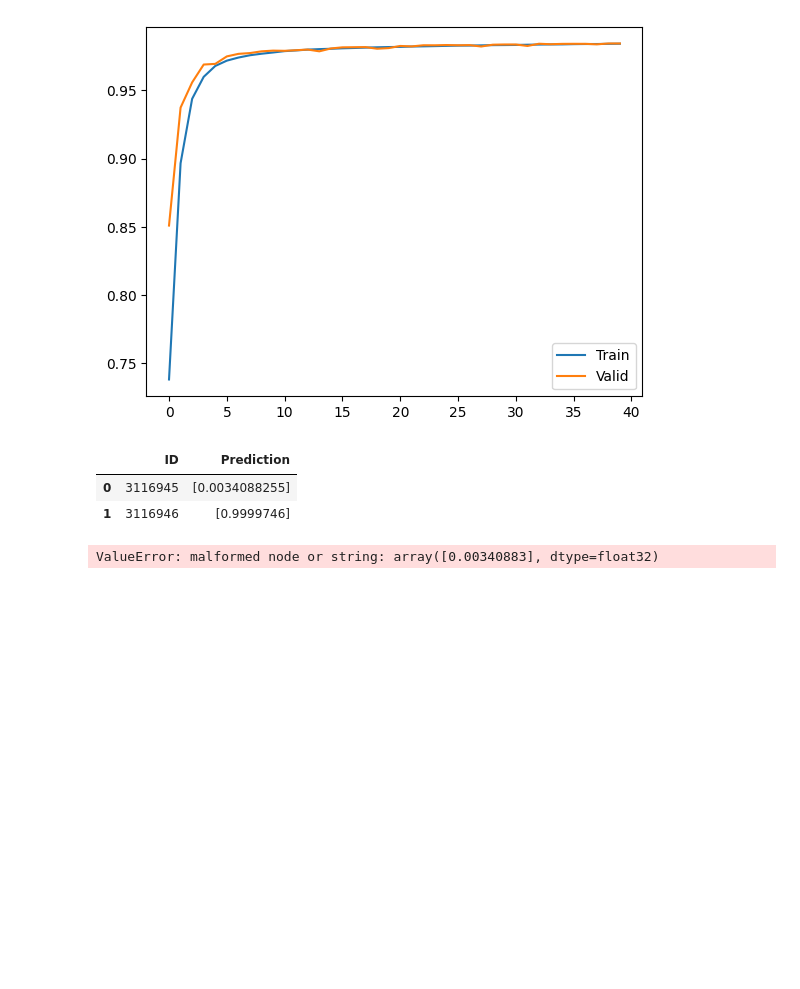
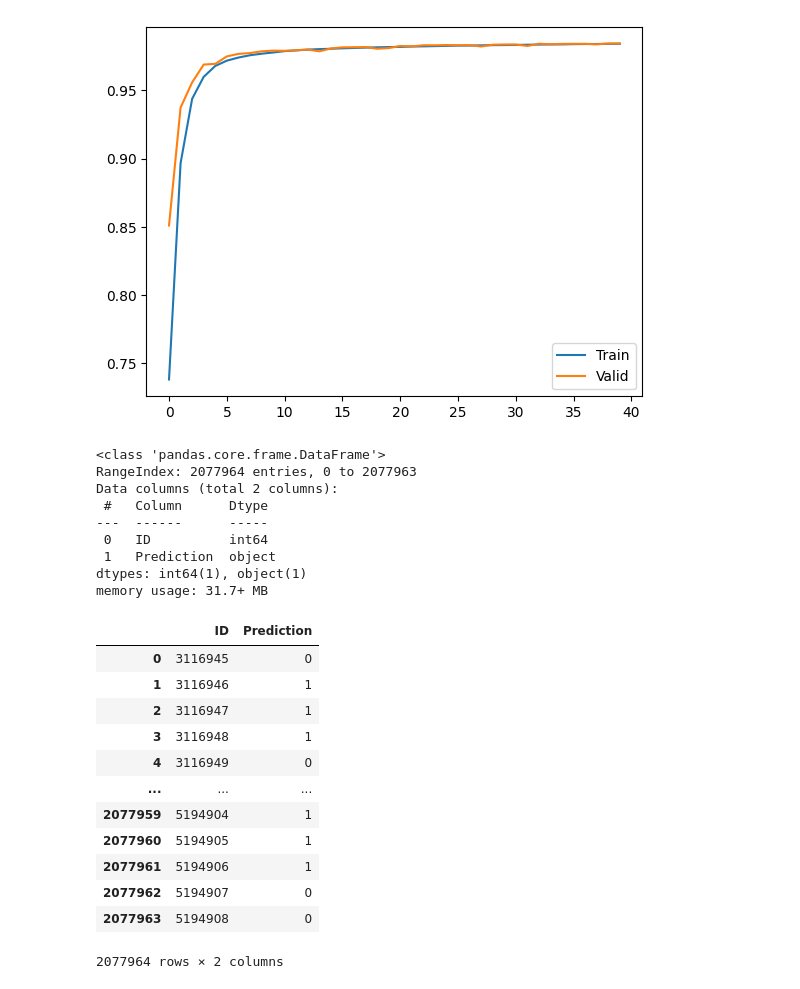
Before and after one commit to HoseinNekouei/PyTorch_Binary-Prediction-of-Poisonous-Mushrooms, a Jupyter notebook: Torch_binary_prediction_MLP.ipynb, the cells around one changed output. Saved outputs shown, nothing was run; the diff lists cells and outputs as text; code cells hidden in the pictures; blank space fills up the shorter version.

```diff
--- a/Torch_binary_prediction_MLP.ipynb
+++ b/Torch_binary_prediction_MLP.ipynb
@@ -662,16 +662,35 @@ predictions_df = pd.DataFrame({
 # %%
 import ast
 # %%
-predictions_df[:2]
+predictions_df.info()
 # %% [output]
-|  | ID | Prediction |
-| 0 | 3116945 | [0.0034088255] |
-| 1 | 3116946 | [0.9999746] |
+<class 'pandas.core.frame.DataFrame'>
+RangeIndex: 2077964 entries, 0 to 2077963
+Data columns (total 2 columns):
+ #   Column      Dtype
+---  ------      -----
+ 0   ID          int64
+ 1   Prediction  object
+dtypes: int64(1), object(1)
+memory usage: 31.7+ MB
 # %%
-predictions_df['Prediction'] = predictions_df['Prediction'].apply(lambda x: int(ast.literal_eval(x)[0]))
+# predictions_df['Prediction'] = predictions_df['Prediction'].apply(lambda x: int(ast.literal_eval(x)[0]))
+predictions_df['Prediction'] = predictions_df['Prediction'].apply(lambda x: int(x))
 predictions_df
 # %% [output]
+|  | ID | Prediction |
+| 0 | 3116945 | 0 |
+| 1 | 3116946 | 1 |
+| 2 | 3116947 | 1 |
+| 3 | 3116948 | 1 |
+| 4 | 3116949 | 0 |
+| ... | ... | ... |
+| 2077959 | 5194904 | 1 |
+| 2077960 | 5194905 | 1 |
+| 2077961 | 5194906 | 1 |
+| 2077962 | 5194907 | 0 |
+| 2077963 | 5194908 | 0 |
-ValueError: malformed node or string: array([0.00340883], dtype=float32)
+2077964 rows × 2 columns
 # %%
 label_map= {0: 'e', 1: 'p'}
 
```
Also changed, not shown: parts of 3 cells of this notebook.
